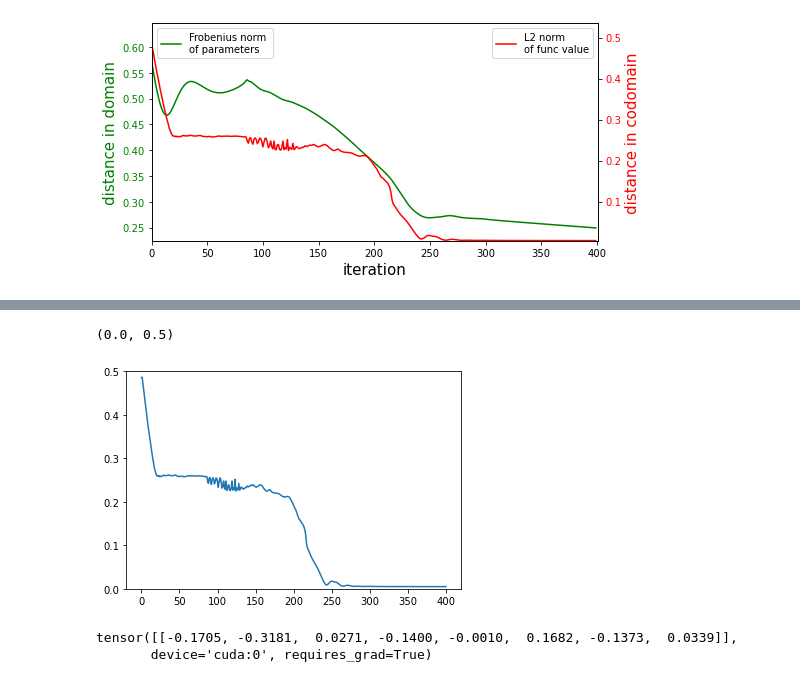
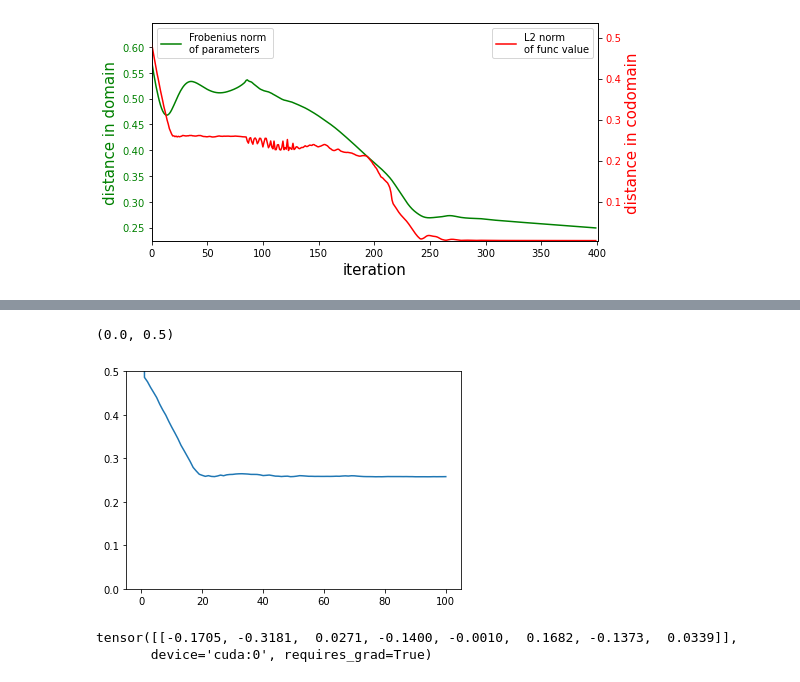
Before and after one commit to huajian1069/non-convex-optimisation, a Jupyter notebook: refactor deepSDF.ipynb, the cells around one changed output, grey strips where cells are left out. Saved outputs shown, nothing was run; the diff lists cells and outputs as text; code cells hidden in the pictures.

```diff
--- a/refactor deepSDF.ipynb
+++ b/refactor deepSDF.ipynb
@@ -236,9 +300,9 @@ plt.ylim([0,0.5])
 # %%
-plt.plot(stats['val'])
+plt.plot(stats_ada['val'])
 plt.ylim([0,0.5])
 # %% [output]
 (0.0, 0.5)
-[figure, old version]
+[figure, new version]
 # %%
 final = torch.tensor(stats['arg'][-1], device=torch.device('cuda:0'))
 # %%
```
Also changed, not shown: parts of 9 cells of this notebook, 13 other files.
